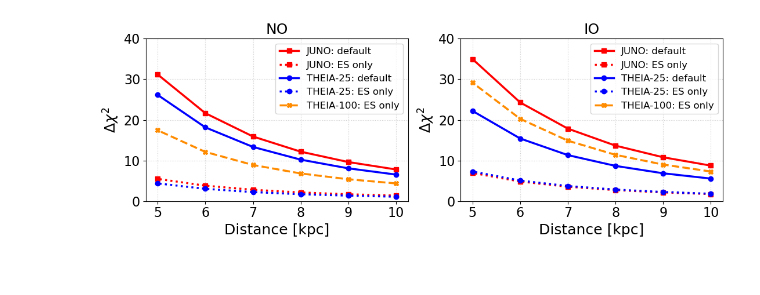
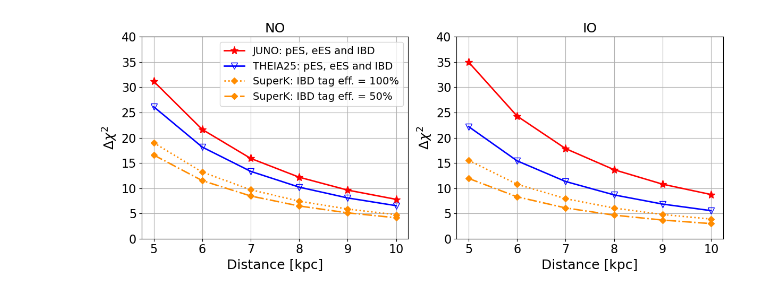
Before and after one commit to YMTheory/supernova, a Jupyter notebook: simulation/toyMC/script/AsimovTest.ipynb, the cells around one changed output. Cells and saved outputs as stored; diff of their text form; code cells hidden in the pictures.

Commit message:
add partly separation fitting for SuperK; a new drawing tool notebook.

```diff
--- a/simulation/toyMC/script/AsimovTest.ipynb
+++ b/simulation/toyMC/script/AsimovTest.ipynb
@@ -245,0 +13,19 @@ def loadAsimovResults(filename, idx):
+# %%
+path = "/junofs/users/miaoyu/supernova/simulation/toyMC/results/"
+prefix = "Garching82703_variedDist_"
+suffix = "MOSensAsimov_CombSep.csv"
+
+exp = "SuperK_"
+cha = "eESIBD_"
+dTNO_SK_totcomb, dchi2NO_SK_totcomb, dTNO_SK_part, dchi2NO_SK_part, dTNO_SK_sep, dchi2NO_SK_sep = loadAsimovResults(path+prefix+exp+"NO_"+cha+suffix, 1, 6)
+dTIO_SK_totcomb, dchi2IO_SK_totcomb, dTIO_SK_part, dchi2IO_SK_part, dTIO_SK_sep, dchi2IO_SK_sep = loadAsimovResults(path+prefix+exp+"IO_"+cha+suffix, 1, 6)
+
+exp = "HyperK_"
+cha = "eESIBDshort_"
+dTNO_HK_totcomb, dchi2NO_HK_totcomb, dTNO_HK_part, dchi2NO_HK_part, dTNO_HK_sep, dchi2NO_HK_sep = loadAsimovResults(path+prefix+exp+"NO_"+cha+suffix, 1, 6)
+dTIO_HK_totcomb, dchi2IO_HK_totcomb, dTIO_HK_part, dchi2IO_HK_part, dTIO_HK_sep, dchi2IO_HK_sep = loadAsimovResults(path+prefix+exp+"IO_"+cha+suffix, 1, 6)
+
+exp = "JUNO_"
+cha = "eESIBD_"
+dTNO_JUNO_totcomb, dchi2NO_JUNO_totcomb, dTNO_JUNO_part, dchi2NO_JUNO_part, dTNO_JUNO_sep, dchi2NO_JUNO_sep = loadAsimovResults(path+prefix+exp+"NO_"+cha+suffix, 1, 6)
+dTIO_JUNO_totcomb, dchi2IO_JUNO_totcomb, dTIO_JUNO_part, dchi2IO_JUNO_part, dTIO_JUNO_sep, dchi2IO_JUNO_sep = loadAsimovResults(path+prefix+exp+"IO_"+cha+suffix, 1, 6)
@@ -288,37 +89,38 @@ nllIO_IOfit_SK_eES = s * nllIO_IOfit_HK_eES
 # %%
-dist = [10, 9, 8, 7, 6, 5]
-fig, ax = plt.subplots(1, 2, figsize=(11, 4))
-ax[0].plot(dist, 2 * nllNO_IOfit_JUNO_pESeESIBD - 2 * nllNO_NOfit_JUNO_pESeESIBD, "s-", ms=6, color="red", lw=2.5, label="JUNO: default")
-ax[0].plot(dist, 2 * nllNO_IOfit_JUNO_pESeESshort - 2 * nllNO_NOfit_JUNO_pESeESshort, "s:", ms=6,  color="red", lw=2.5, label="JUNO: ES only")
-ax[0].plot(dist, 2 * nllNO_IOfit_THEIA25_pESeESIBD - 2 * nllNO_NOfit_THEIA25_pESeESIBD, "o-", ms=6, color="blue", lw=2.5, label="THEIA-25: default")
-ax[0].plot(dist, 2 * nllNO_IOfit_THEIA25_pESeESshort - 2 * nllNO_NOfit_THEIA25_pESeESshort, "o:", ms=6,  color="blue", lw=2.5, label="THEIA-25: ES only")
-ax[0].plot(dist, 2 * nllNO_IOfit_THEIA100_pESeESshort - 2 * nllNO_NOfit_THEIA100_pESeESshort, "X--", ms=6,  color="orange", lw=2.5, label="THEIA-100: ES only")
-ax[0].plot(dist, 2 * nllNO_IOfit_SK_eES - 2 * nllNO_NOfit_SK_eES, "P-.", ms=6, lw=2.5, color="darkviolet", label="SuperK: eES")
-ax[0].plot(dist, 2 * nllNO_IOfit_HK_eES - 2 * nllNO_NOfit_HK_eES, "D-.", ms=6, lw=2.5, color="green", label="HyperK: eES")
-ax[0].legend(prop={"size":12})
+dist = np.arange(5, 11, 1)
+dist1 = [10, 9, 8, 7, 6, 5]
+fig, ax = plt.subplots(1, 2, figsize=(12, 5))
+
+ax[0].plot(dist1, 2 * (nllNO_IOfit_JUNO - nllNO_NOfit_JUNO), "*-", lw=2, ms=11, color="red", label="JUNO: pES, eES and IBD")
+#ax[0].plot(dist, dchi2NO_JUNO_sep, "*--", ms=11, lw=2, color="red", label="JUNO: eES and IBD")
+#ax[0].plot(dist1, 2 * (nllNO_IOfit_JUNO_short - nllNO_NOfit_JUNO_short), "*--", ms=11, color="red",lw=2, label="JUNO: ES only")
+ax[0].plot(dist1, 2 * (nllNO_IOfit_THEIA25 - nllNO_NOfit_THEIA25), "v-", lw=2, ms=8, fillstyle="none", color="blue",label="THEIA25: pES, eES and IBD")
+#ax[0].plot(dist1, 2 * (nllNO_IOfit_THEIA25_short - nllNO_NOfit_THEIA25_short), "v--", ms=8, fillstyle="none", color="blue",lw=2, label="THEIA25: ES only")
+ax[0].plot(dist, dchi2NO_SK_sep, "D:", lw=2, ms=6, color="darkorange",label="SuperK: IBD tag eff. = 100%")
+ax[0].plot(dist, dchi2NO_SK_part, "D-.", lw=2, ms=6, color="darkorange",label="SuperK: IBD tag eff. = 50%")
 ax[0].set_xlabel("Distance [kpc]", fontsize=18)
-ax[0].set_ylabel(r"$\Delta\chi^2$", fontsize=18)
+ax[0].set_ylabel(r"$\Delta \chi^2$", fontsize=18)
+ax[0].grid(True)
+ax[0].legend(prop={"size":14})
 ax[0].tick_params(axis="both", labelsize=16)
+ax[0].set_title("NO", fontsize=18)
 ax[0].set_ylim(0, 40)
-ax[0].grid(True, linestyle=":", alpha=0.6)
-ax[0].set_title("NO", fontsize=18)
 
-ax[1].plot(dist, 2 * nllIO_NOfit_JUNO_pESeESIBD - 2 * nllIO_IOfit_JUNO_pESeESIBD, "s-", ms=6, color="red", lw=2.5, label="JUNO: default")
-ax[1].plot(dist, 2 * nllIO_NOfit_JUNO_pESeESshort - 2 * nllIO_IOfit_JUNO_pESeESshort, "s:", ms=6,  color="red", lw=2.5, label="JUNO: ES only")
-ax[1].plot(dist, 2 * nllIO_NOfit_THEIA25_pESeESIBD - 2 * nllIO_IOfit_THEIA25_pESeESIBD, "o-", lw=2.5, ms=6, color="blue", label="THEIA-25: default")
-ax[1].plot(dist, 2 * nllIO_NOfit_THEIA25_pESeESshort - 2 * nllIO_IOfit_THEIA25_pESeESshort, "o:", lw=2.5, ms=6, color="blue", label="THEIA-25: ES only")
-ax[1].plot(dist, 2 * nllIO_NOfit_THEIA100_pESeESshort - 2 * nllIO_IOfit_THEIA100_pESeESshort, "X--", lw=2.5, ms=6, color="orange", label="THEIA-100: ES only")
-ax[1].plot(dist, 2 * nllIO_NOfit_SK_eES - 2 * nllIO_IOfit_SK_eES, "P-.", ms=6, lw=2.5, color="darkviolet", label="SuperK: eES")
-ax[1].plot(dist, 2 * nllIO_NOfit_HK_eES - 2 * nllIO_IOfit_HK_eES, "D-.", ms=6, lw=2.5, color="green", label="HyperK: eES")
-ax[1].legend(prop={"size":12})
+ax[1].plot(dist1, -2 * (nllIO_IOfit_JUNO - nllIO_NOfit_JUNO), "*-", lw=2, ms=11, color="red",label="JUNO: default")
+#ax[1].plot(dist, dchi2IO_JUNO_sep, "*--", ms=11, lw=2, color="red", label="JUNO: eES and IBD")
+ax[1].plot(dist1, -2 * (nllIO_IOfit_THEIA25 - nllIO_NOfit_THEIA25), "v-", lw=2, ms=8, fillstyle="none", color="blue",label="THEIA25: default")
+#ax[1].plot(dist1, -2 * (nllIO_IOfit_JUNO_short - nllIO_NOfit_JUNO_short), "*--", lw=2, ms=11, color="red",label="JUNO: ES only")
+#ax[1].plot(dist1, -2 * (nllIO_IOfit_THEIA25_short - nllIO_NOfit_THEIA25_short), "v--", ms=8, fillstyle="none", color="blue",lw=2, label="THEIA25: ES only")
+ax[1].plot(dist, dchi2IO_SK_sep, "D:", lw=2, ms=6, color="darkorange",label="SuperK: IBD tag eff. = 100%")
+ax[1].plot(dist, dchi2IO_SK_part, "D-.", lw=2, ms=6, color="darkorange",label="SuperK: IBD tag eff. = 50%")
 ax[1].set_xlabel("Distance [kpc]", fontsize=18)
-ax[1].set_ylabel(r"$\Delta\chi^2$", fontsize=18)
+ax[1].set_ylabel(r"$\Delta \chi^2$", fontsize=18)
+ax[1].grid(True)
 ax[1].tick_params(axis="both", labelsize=16)
+ax[1].set_title("IO", fontsize=18)
 ax[1].set_ylim(0, 40)
-ax[1].grid(True, linestyle=":", alpha=0.6)
-ax[1].set_title("IO", fontsize=18)
 
 plt.tight_layout()
-plt.savefig("/junofs/users/miaoyu/supernova/simulation/toyMC/plots/compareDiffExp.pdf")
+#plt.savefig("../plots/Garching82703_variedDist_SuperK3casesHyperK_AsimovSens.pdf")
 # %% [output]
-[figure, old version]
+[figure, new version]
```
Also changed, not shown: parts of 12 cells of this notebook, 3 other files.
